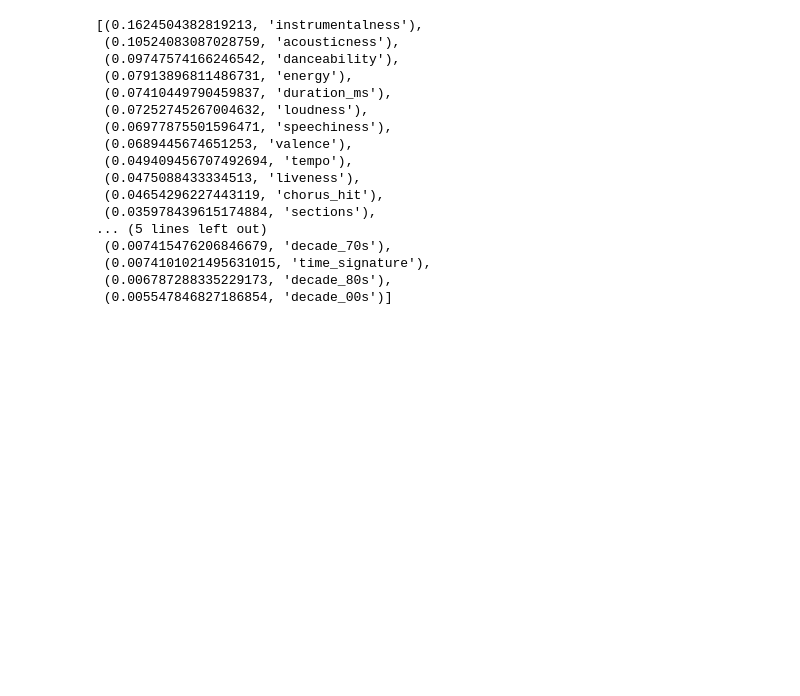
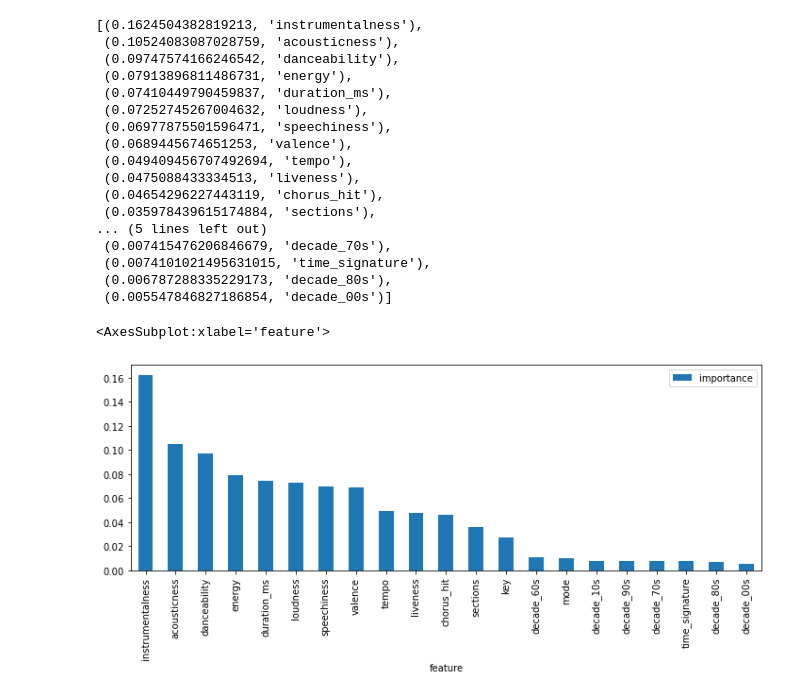
Before and after one commit to B-Amela/Group_Project_7, a Jupyter notebook: Machine Learning/EDA.ipynb, the cells around one changed output. Saved outputs shown, nothing was run; the diff lists cells and outputs as text; code cells hidden in the pictures; blank space fills up the shorter version.

```diff
--- a/Machine Learning/EDA.ipynb
+++ b/Machine Learning/EDA.ipynb
@@ -260,3 +260,12 @@ sorted(zip(rf.feature_importances_, x.columns), reverse=True)
  (0.0074101021495631015, 'time_signature'),
  (0.006787288335229173, 'decade_80s'),
  (0.005547846827186854, 'decade_00s')]
+# %%
+fidf=pd.DataFrame({"feature":x.columns, "importance":rf.feature_importances_})
+fidf.set_index("feature",inplace=True)
+fidf.sort_values(by="importance", ascending=False, inplace=True)
+# %%
+fidf.plot.bar()
+# %% [output]
+<AxesSubplot:xlabel='feature'>
+[figure, added]
```
